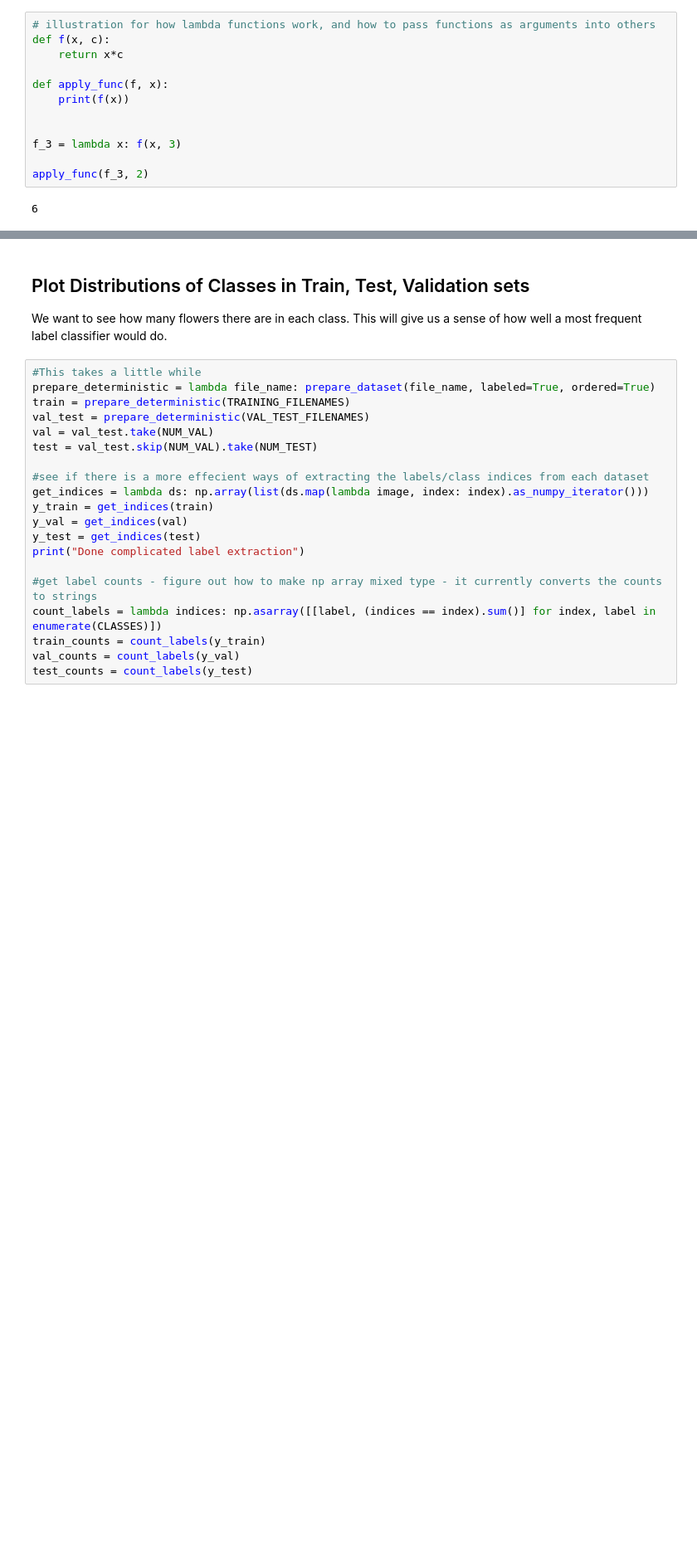
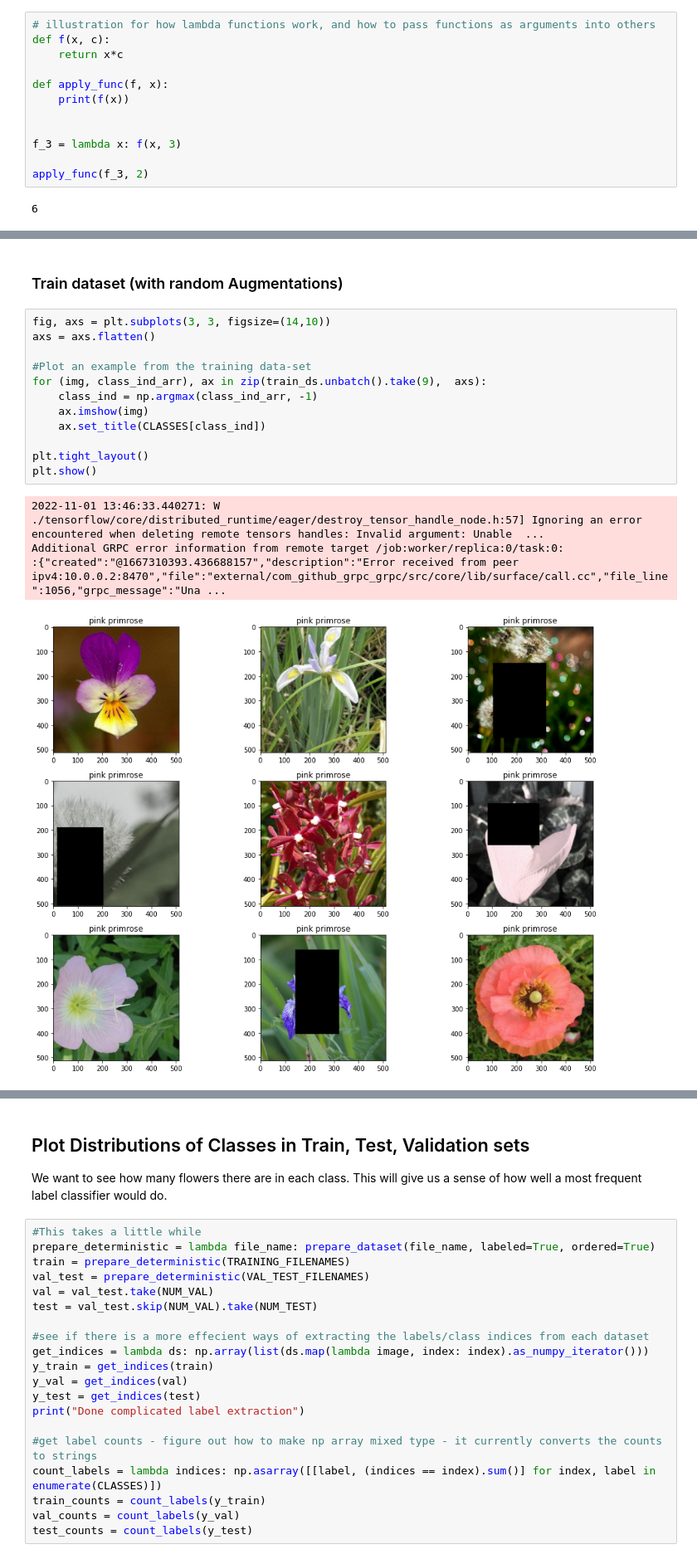
Before and after one commit to minimac321/Flower-Classification-ConvNet, a Jupyter notebook: flower-classification.ipynb, the cells around one changed output, grey strips where cells are left out. Shown at 83% size. Cells and saved outputs as stored; diff of their text form; blank space fills up the shorter version.

```diff
--- a/flower-classification.ipynb
+++ b/flower-classification.ipynb
@@ -240,3 +349,22 @@ Training: <PrefetchDataset shapes: ((None, 512, 512, 3), (None,)), types: (tf.fl
 Validation: <PrefetchDataset shapes: ((None, 512, 512, 3), (None,)), types: (tf.float32, tf.int32)>
 Test: <PrefetchDataset shapes: ((None, 512, 512, 3), (None,)), types: (tf.float32, tf.int32)>
 Predict: <PrefetchDataset shapes: ((None, 512, 512, 3), (None,)), types: (tf.float32, tf.string)>
+# %% [markdown]
+### Train dataset (with random Augmentations)
+# %%
+fig, axs = plt.subplots(3, 3, figsize=(14,10))
+axs = axs.flatten()
+
+#Plot an example from the training data-set
+for (img, class_ind_arr), ax in zip(train_ds.unbatch().take(9),  axs):
+    class_ind = np.argmax(class_ind_arr, -1)
+    ax.imshow(img)
+    ax.set_title(CLASSES[class_ind])
+
+plt.tight_layout()
+plt.show()
+# %% [output]
+2022-11-01 13:46:33.440271: W ./tensorflow/core/distributed_runtime/eager/destroy_tensor_handle_node.h:57] Ignoring an error encountered when deleting remote tensors handles: Invalid argument: Unable  ...
+Additional GRPC error information from remote target /job:worker/replica:0/task:0:
+:{"created":"@1667310393.436688157","description":"Error received from peer ipv4:10.0.0.2:8470","file":"external/com_github_grpc_grpc/src/core/lib/surface/call.cc","file_line":1056,"grpc_message":"Una ...
+[figure, added]
```
Also changed, not shown: parts of 62 cells of this notebook.
